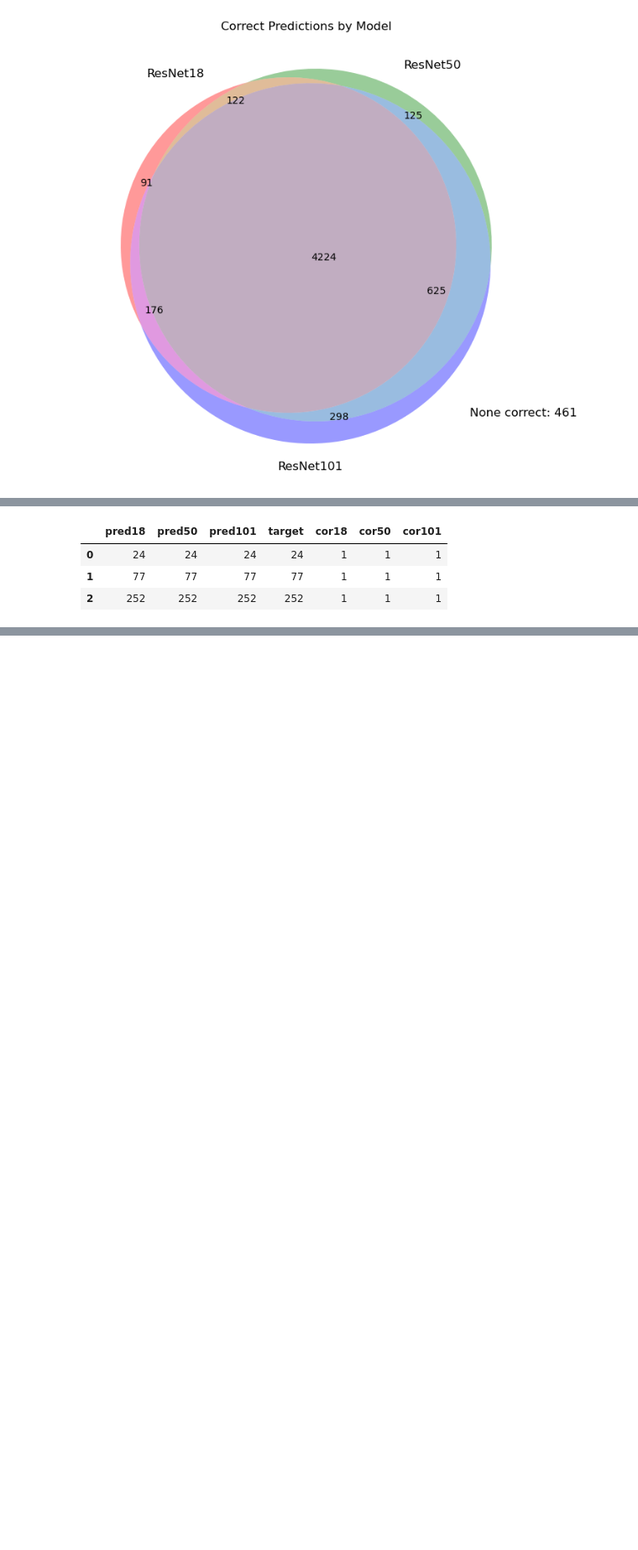
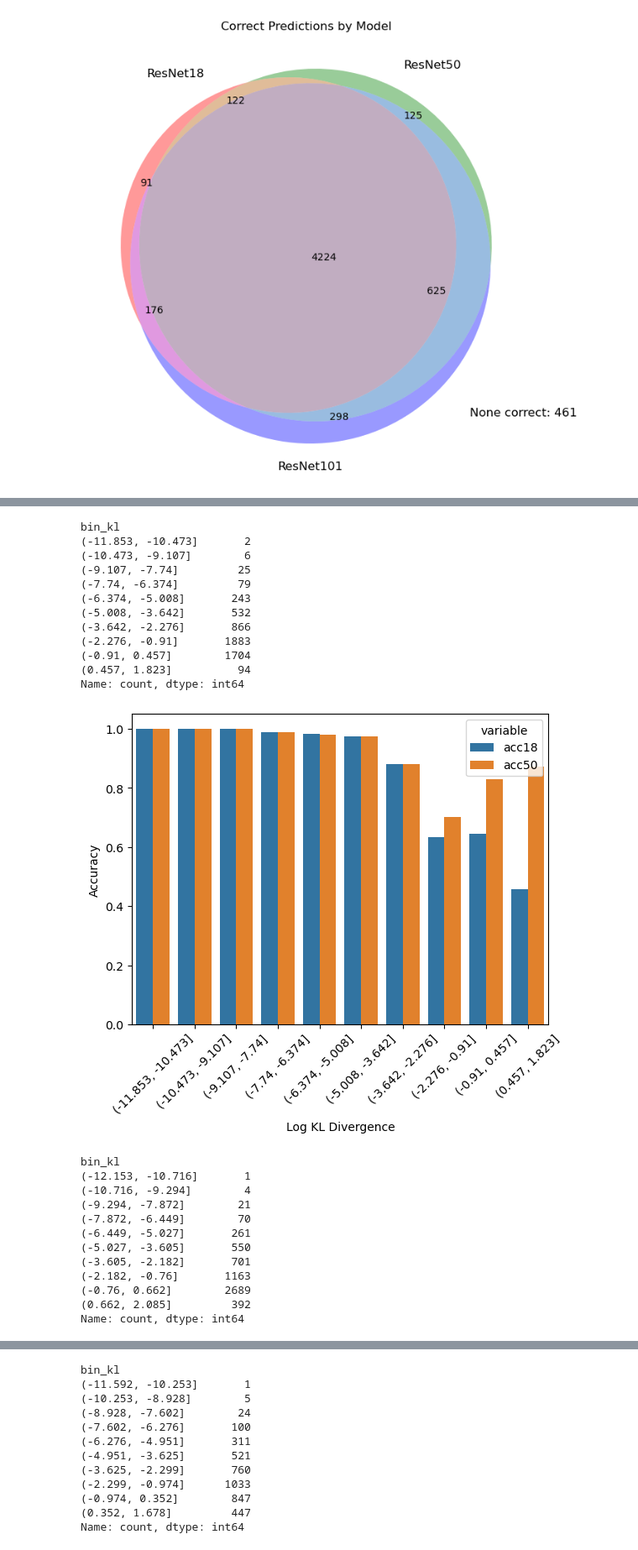
Before and after one commit to TimothyZG/wliura2024, a Jupyter notebook: post-exp2-analysis/analysis.ipynb, the cells around one changed output, grey strips where cells are left out. Shown at 84% size. Drawn from its saved outputs; the diff is of its cells as text; code cells hidden in the pictures; blank space fills up the shorter version.

```diff
--- a/post-exp2-analysis/analysis.ipynb
+++ b/post-exp2-analysis/analysis.ipynb
@@ -303,10 +123,46 @@ plt.legend()
-# %%
-df["cor18"] = np.where(df["pred18"]==df["target"],1,0)
-df["cor50"] = np.where(df["pred50"]==df["target"],1,0)
-df["cor101"] = np.where(df["pred101"]==df["target"],1,0)
-df.head(3)
-# %% [output]
-|  | pred18 | pred50 | pred101 | target | cor18 | cor50 | cor101 |
-| 0 | 24 | 24 | 24 | 24 | 1 | 1 | 1 |
-| 1 | 77 | 77 | 77 | 77 | 1 | 1 | 1 |
-| 2 | 252 | 252 | 252 | 252 | 1 | 1 | 1 |
+# %%
+binnum=10
+def bin_kl_vis(df_in, binnum,kl_name,acc_col1,acc_col2):
+    df=df_in
+    tempcol = "bin_kl"
+    df[tempcol] = pd.cut(df[kl_name].clip(-20,10), bins=binnum)
+    print(df[tempcol].value_counts().sort_index())
+    grouped = df.groupby(tempcol)[[acc_col1,acc_col2]].mean().reset_index()
+    melted_grouped = grouped.melt(id_vars=tempcol, var_name='variable', value_name='value')
+    sns.barplot(x=tempcol, y='value', hue='variable', data=melted_grouped)
+    plt.xticks(rotation=45)
+    plt.xlabel("Log KL Divergence")
+    plt.ylabel("Accuracy")
+    plt.show()
+bin_kl_vis(df, binnum, "kl_18_50", "acc18", "acc50")
+bin_kl_vis(df, binnum, "kl_18_101", "acc18", "acc101")
+bin_kl_vis(df, binnum, "kl_50_18", "acc18", "acc50")
+bin_kl_vis(df, binnum, "kl_50_101", "acc50", "acc101")
+bin_kl_vis(df, binnum, "kl_101_18", "acc18", "acc101")
+bin_kl_vis(df, binnum, "kl_101_50", "acc50", "acc101")
+# %% [output]
+bin_kl
+(-11.853, -10.473]       2
+(-10.473, -9.107]        6
+(-9.107, -7.74]         25
+(-7.74, -6.374]         79
+(-6.374, -5.008]       243
+(-5.008, -3.642]       532
+(-3.642, -2.276]       866
+(-2.276, -0.91]       1883
+(-0.91, 0.457]        1704
+(0.457, 1.823]          94
+Name: count, dtype: int64
+[figure, added]
+bin_kl
+(-12.153, -10.716]       1
+(-10.716, -9.294]        4
+(-9.294, -7.872]        21
+(-7.872, -6.449]        70
+(-6.449, -5.027]       261
+(-5.027, -3.605]       550
+(-3.605, -2.182]       701
+(-2.182, -0.76]       1163
+(-0.76, 0.662]        2689
+(0.662, 2.085]         392
+Name: count, dtype: int64
@@ -312,0 +170,12 @@ df.head(3)
+bin_kl
+(-11.592, -10.253]       1
+(-10.253, -8.928]        5
+(-8.928, -7.602]        24
+(-7.602, -6.276]       100
+(-6.276, -4.951]       311
+(-4.951, -3.625]       521
+(-3.625, -2.299]       760
+(-2.299, -0.974]      1033
+(-0.974, 0.352]        847
+(0.352, 1.678]         447
+Name: count, dtype: int64
```
Also changed, not shown: parts of 23 cells of this notebook, 2 other files.
